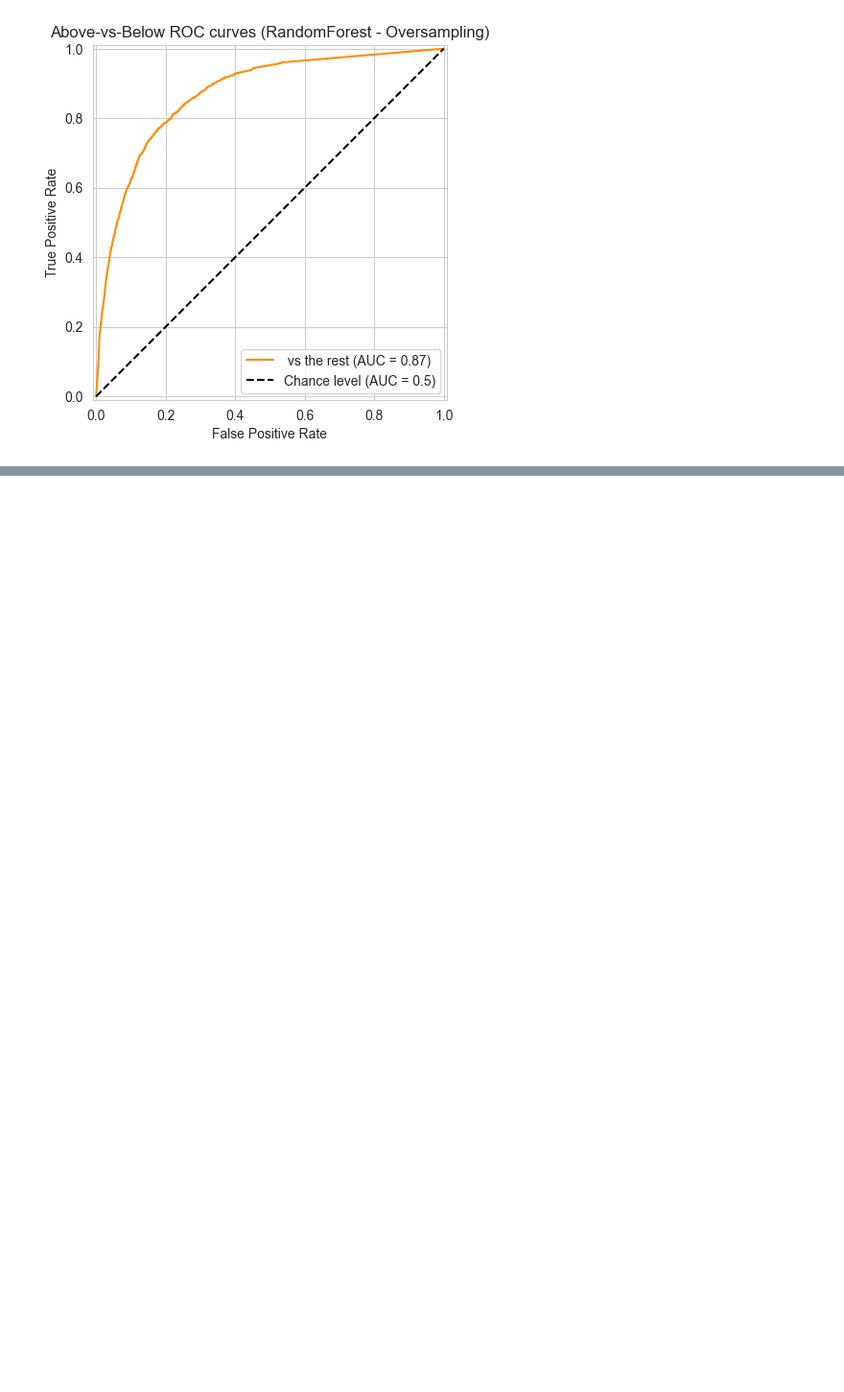
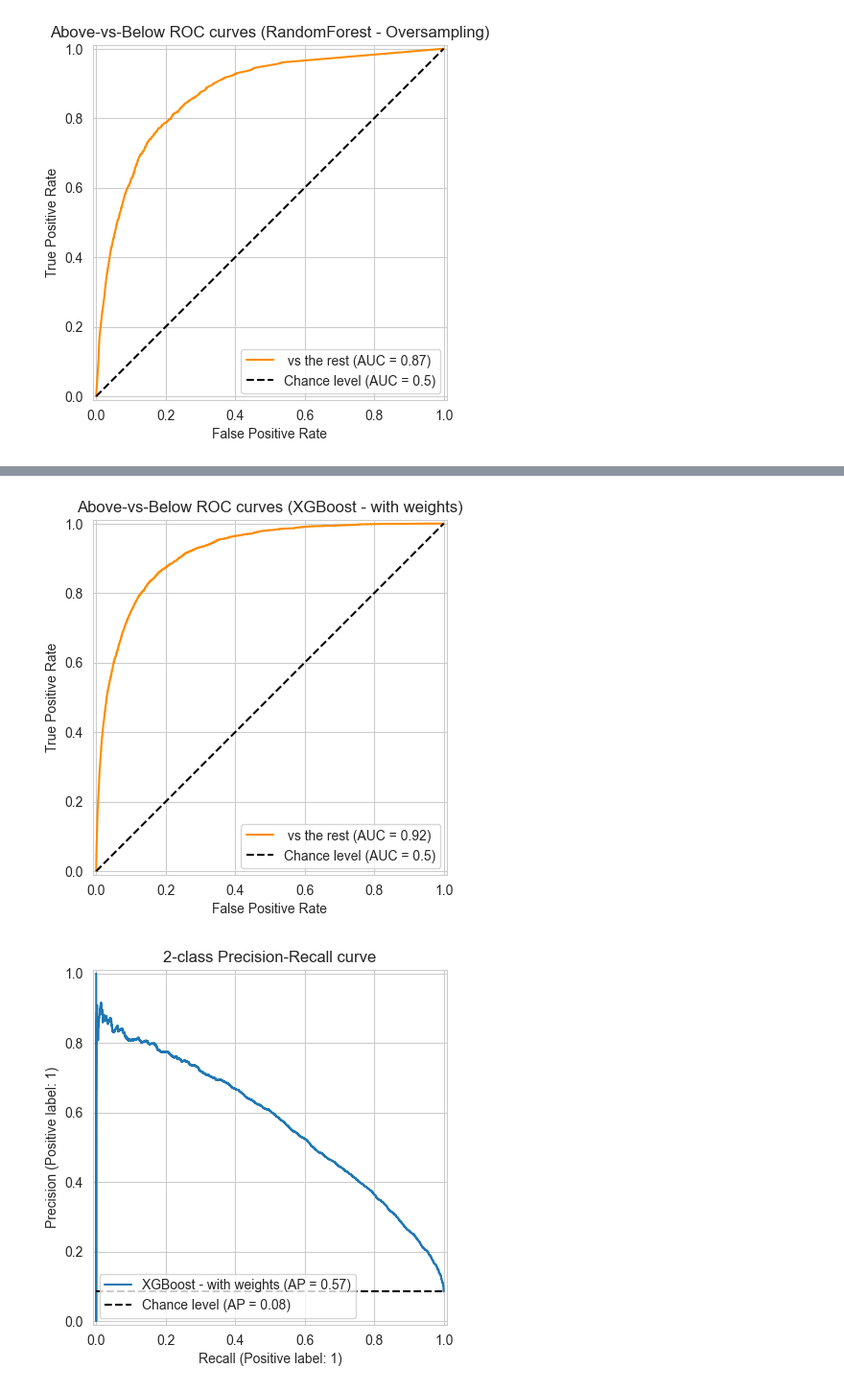
Before and after one commit to hanksnowdon/DataMiningProject, a Jupyter notebook: notebooks/03_ML_training_validation_test.ipynb, the cells around one changed output, grey strips where cells are left out. Shown at 96% size. Saved outputs shown, nothing was run; the diff lists cells and outputs as text; code cells hidden in the pictures; blank space fills up the shorter version.

```diff
--- a/notebooks/03_ML_training_validation_test.ipynb
+++ b/notebooks/03_ML_training_validation_test.ipynb
@@ -499,0 +542,25 @@ _ = display.ax_.set(
+# %%
+y_score_w = best_xgbc_w.predict_proba(X_tst_pr)
+from sklearn.metrics import RocCurveDisplay
+
+display = RocCurveDisplay.from_predictions(
+    y_test[:],
+    y_score_w[:, 1],
+    name=f" vs the rest",
+    color="darkorange",
+    plot_chance_level=True,
+)
+_ = display.ax_.set(
+    xlabel="False Positive Rate",
+    ylabel="True Positive Rate",
+    title="Above-vs-Below ROC curves (XGBoost - with weights)",
+)
+from sklearn.metrics import PrecisionRecallDisplay
+
+display = PrecisionRecallDisplay.from_predictions(
+    y_test[:], y_score_w[:,1], name="XGBoost - with weights", plot_chance_level=True
+)
+_ = display.ax_.set_title("2-class Precision-Recall curve")
+# %% [output]
+[figure, added]
+[figure, added]
```
Also changed, not shown: parts of 9 cells of this notebook.
